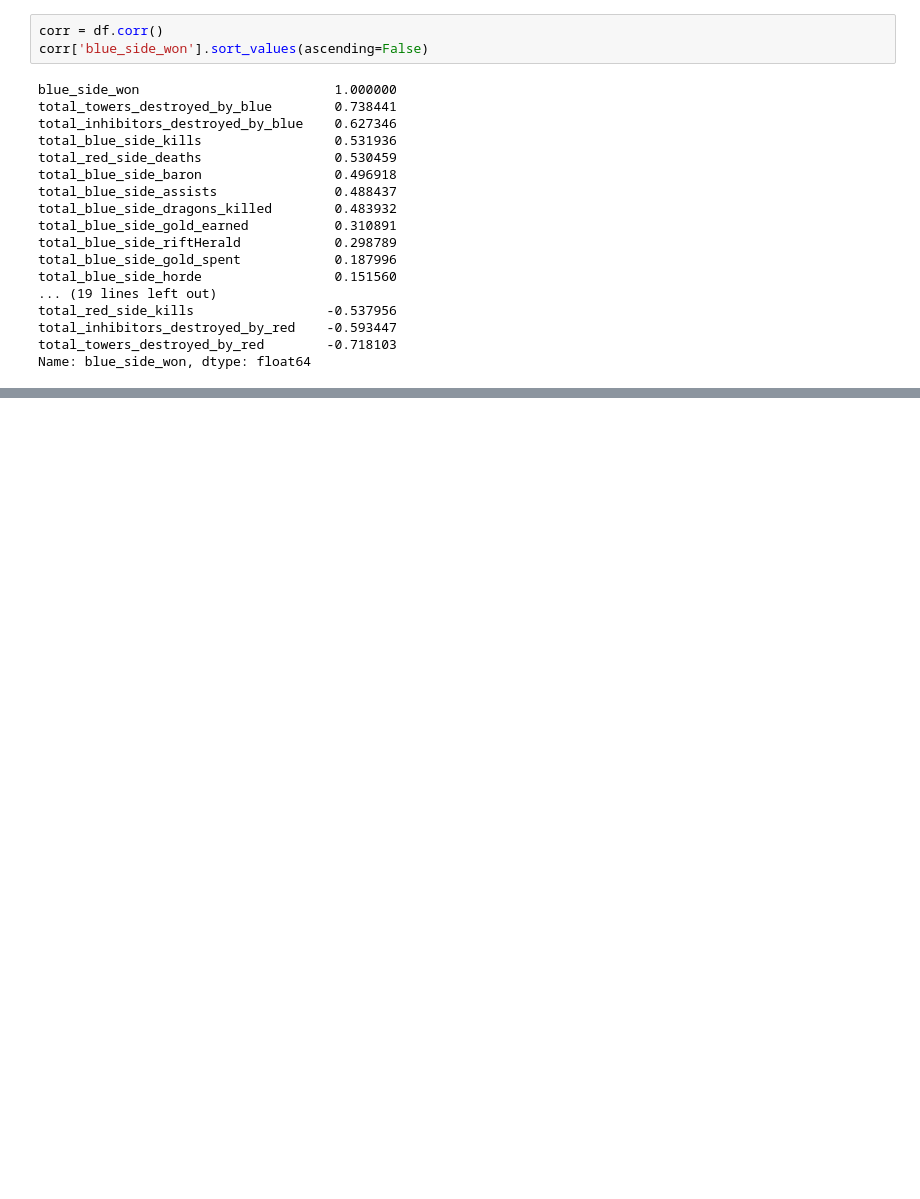
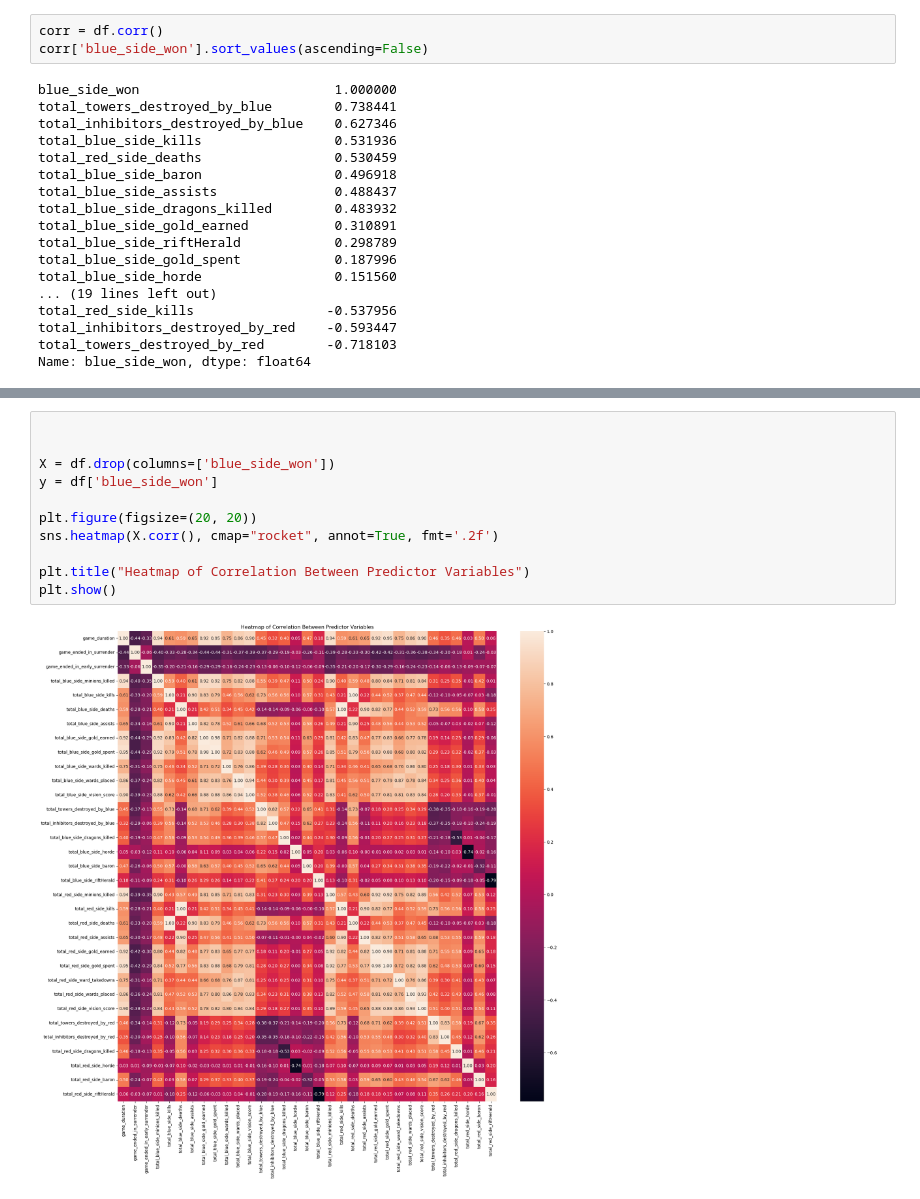
Before and after one commit to mohammad20306/Dissertation, a Jupyter notebook: ML.ipynb, the cells around one changed output, grey strips where cells are left out. Cells and saved outputs as stored; diff of their text form; blank space fills up the shorter version.

```diff
--- a/ML.ipynb
+++ b/ML.ipynb
@@ -93,0 +144,13 @@ Name: blue_side_won, dtype: float64
+# %%
+
+
+X = df.drop(columns=['blue_side_won'])
+y = df['blue_side_won']
+
+plt.figure(figsize=(20, 20))
+sns.heatmap(X.corr(), cmap="rocket", annot=True, fmt='.2f')
+
+plt.title("Heatmap of Correlation Between Predictor Variables")
+plt.show()
+# %% [output]
+[figure, added]
```
Also changed, not shown: parts of 19 cells of this notebook, 3 other files.
